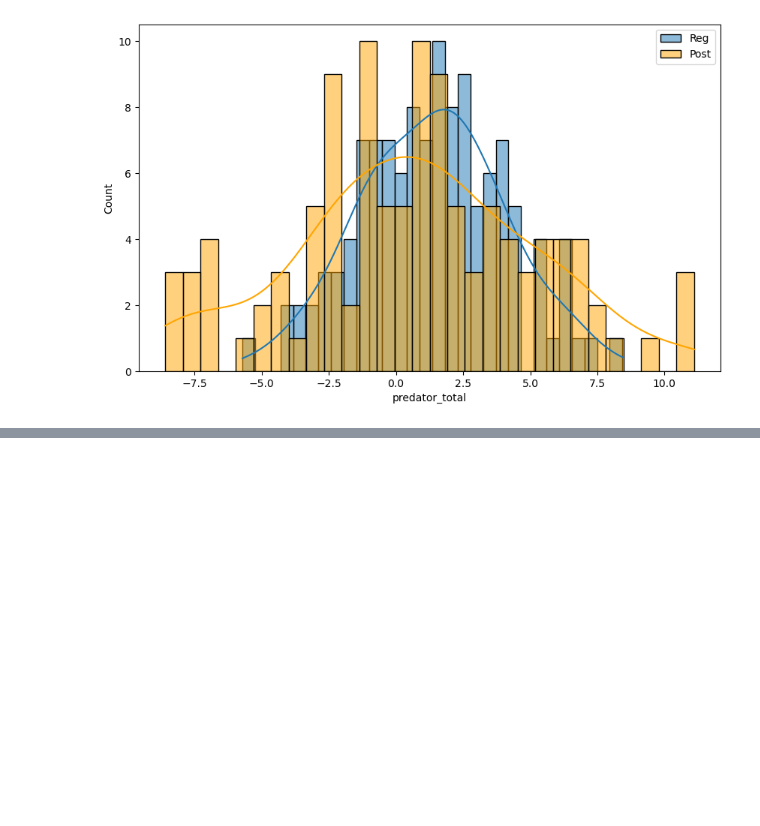
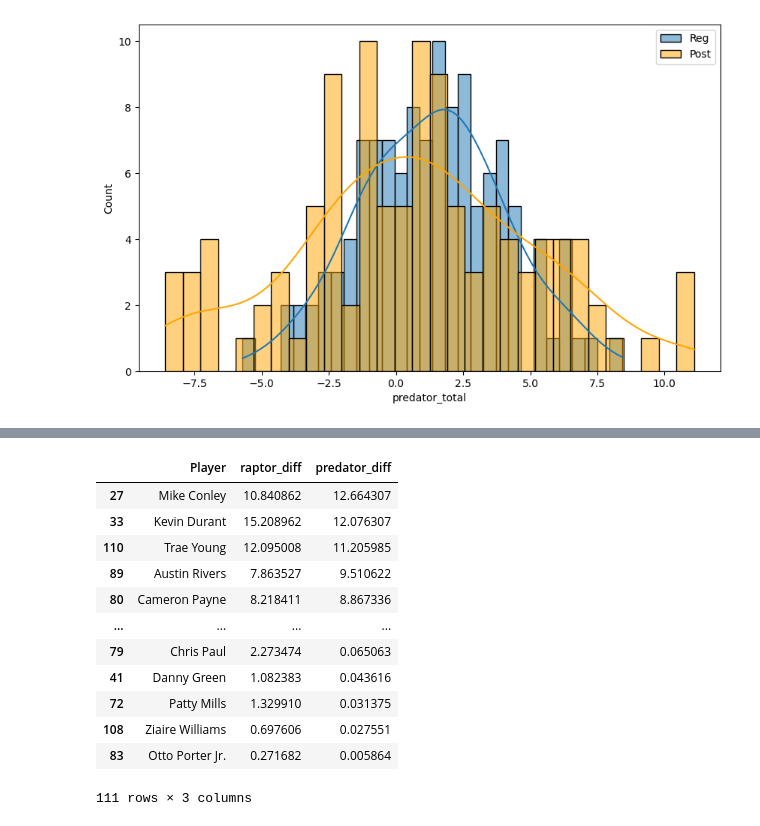
Before and after one commit to samthemanwise/Stat386Project, a Jupyter notebook: playground.ipynb, the cells around one changed output, grey strips where cells are left out. Drawn from its saved outputs; the diff is of its cells as text; code cells hidden in the pictures; blank space fills up the shorter version.

```diff
--- a/playground.ipynb
+++ b/playground.ipynb
@@ -172,0 +184,16 @@ final_result[final_result['raptor_total']==-9.556694834471037]
+# %%
+master_df.sort_values(by='predator_diff', ascending=False)
+# %% [output]
+|  | Player | raptor_diff | predator_diff |
+| 27 | Mike Conley | 10.840862 | 12.664307 |
+| 33 | Kevin Durant | 15.208962 | 12.076307 |
+| 110 | Trae Young | 12.095008 | 11.205985 |
+| 89 | Austin Rivers | 7.863527 | 9.510622 |
+| 80 | Cameron Payne | 8.218411 | 8.867336 |
+| ... | ... | ... | ... |
+| 79 | Chris Paul | 2.273474 | 0.065063 |
+| 41 | Danny Green | 1.082383 | 0.043616 |
+| 72 | Patty Mills | 1.329910 | 0.031375 |
+| 108 | Ziaire Williams | 0.697606 | 0.027551 |
+| 83 | Otto Porter Jr. | 0.271682 | 0.005864 |
+111 rows × 3 columns
```
Also changed, not shown: parts of 4 cells of this notebook.
